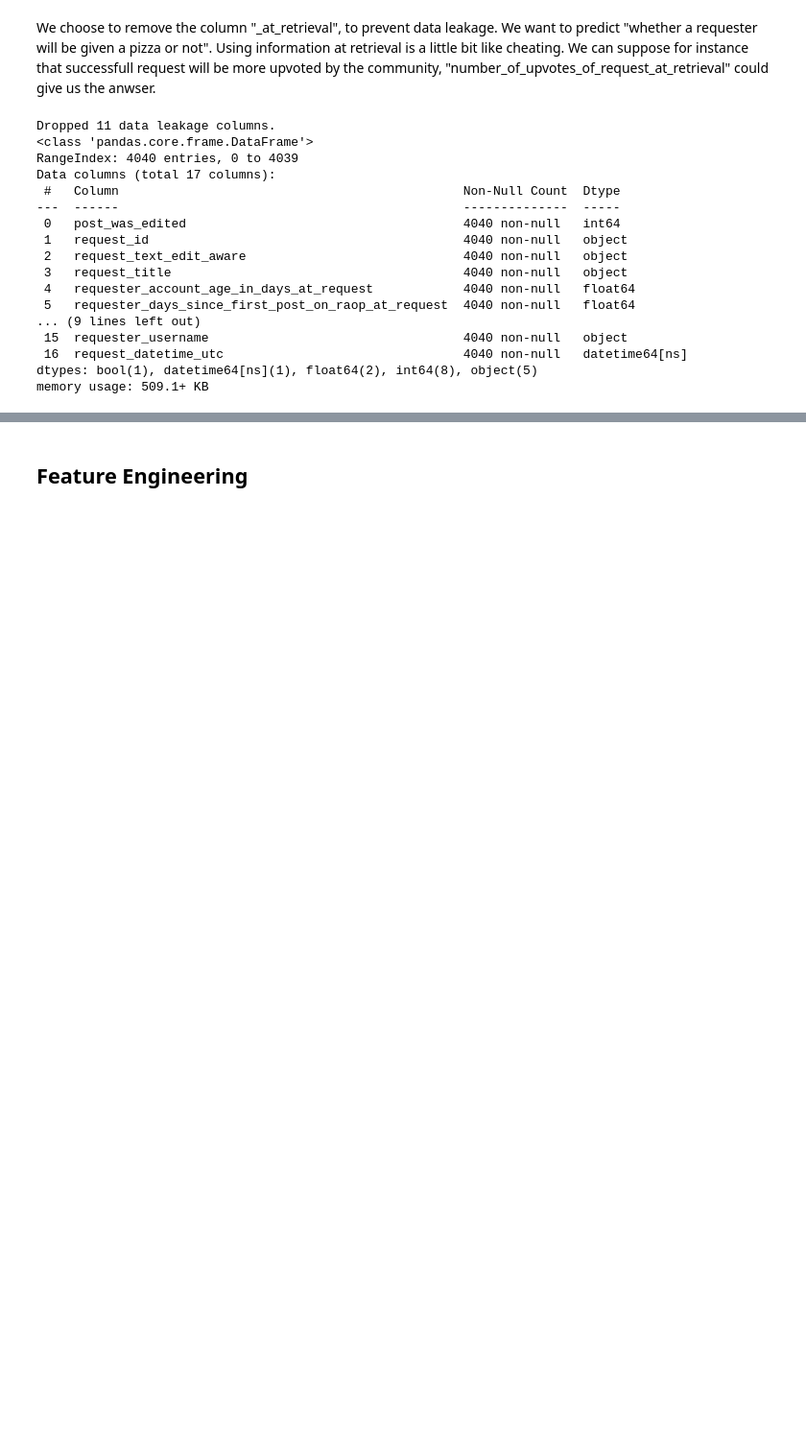
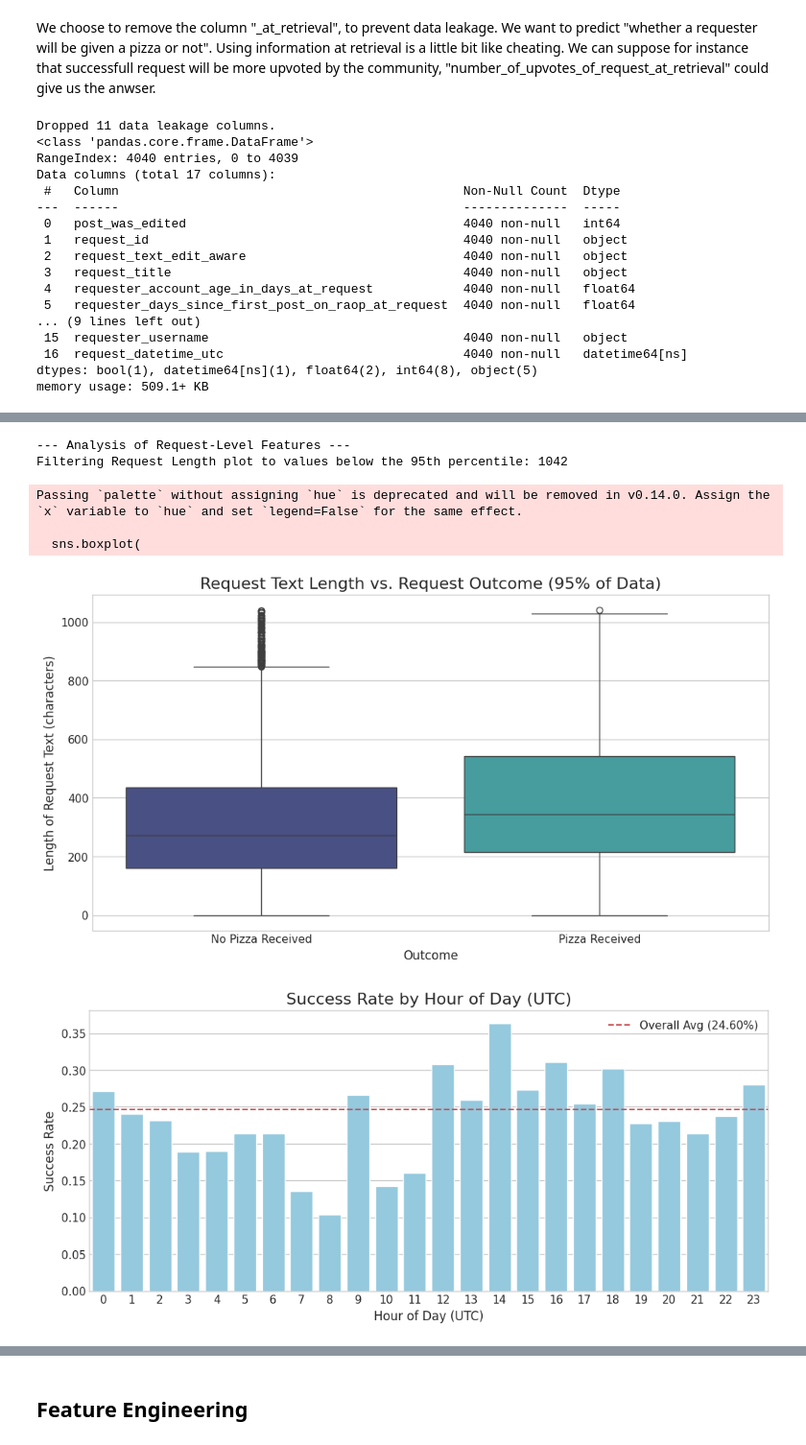
Before and after one commit to GauthierRoy/pizza_api_ml, a Jupyter notebook: notebooks/preliminary_analysis.ipynb, the cells around one changed output, grey strips where cells are left out. Shown: that part at 96% size. Cells and saved outputs as stored; diff of their text form; code cells hidden in the pictures; blank space fills up the shorter version.

```diff
--- a/preliminary_analysis.ipynb
+++ b/notebooks/preliminary_analysis.ipynb
@@ -286,0 +342,58 @@ KeyError: 'unix_timestamp_of_request_utc'
+# %%
+# --- 3. Analysis of Request Features ---
+print("\n--- Analysis of Request-Level Features ---")
+
+# a) Request Length
+df["request_length"] = df["request_text_edit_aware"].str.len()
+length_cutoff = df["request_length"].quantile(0.95)
+print(
+    f"Filtering Request Length plot to values below the 95th percentile: {length_cutoff:.0f}"
+)
+
+plt.figure(figsize=(12, 6))
+sns.boxplot(
+    x="requester_received_pizza",
+    y="request_length",
+    data=df[
+        df["request_length"] < length_cutoff
+    ],
+    palette="mako",
+)
+plt.title("Request Text Length vs. Request Outcome (95% of Data)", fontsize=16)
+plt.ylabel("Length of Request Text (characters)")
+plt.xlabel("Outcome")
+plt.xticks([0, 1], ["No Pizza Received", "Pizza Received"])
+plt.show()
+
+# b) Hour of Day
+# First, create the time features
+df["hour_of_request"] = df["request_datetime_utc"].dt.hour
+
+# Calculate success rate by hour
+hourly_success_rate = (
+    df.groupby("hour_of_request")["requester_received_pizza"].mean().reset_index()
+)
+
+plt.figure(figsize=(12, 5))
+sns.barplot(
+    x="hour_of_request",
+    y="requester_received_pizza",
+    data=hourly_success_rate,
+    color="skyblue",
+)
+plt.axhline(
+    y=prevalence, color="r", linestyle="--", label=f"Overall Avg ({prevalence:.2%})"
+)
+plt.title("Success Rate by Hour of Day (UTC)", fontsize=16)
+plt.ylabel("Success Rate")
+plt.xlabel("Hour of Day (UTC)")
+plt.legend()
+plt.show()
+# %% [output]
+--- Analysis of Request-Level Features ---
+Filtering Request Length plot to values below the 95th percentile: 1042
+Passing `palette` without assigning `hue` is deprecated and will be removed in v0.14.0. Assign the `x` variable to `hue` and set `legend=False` for the same effect.
+
+  sns.boxplot(
+[figure, added]
+[figure, added]
```
Also changed, not shown: parts of 16 cells of this notebook, 20 other files.
